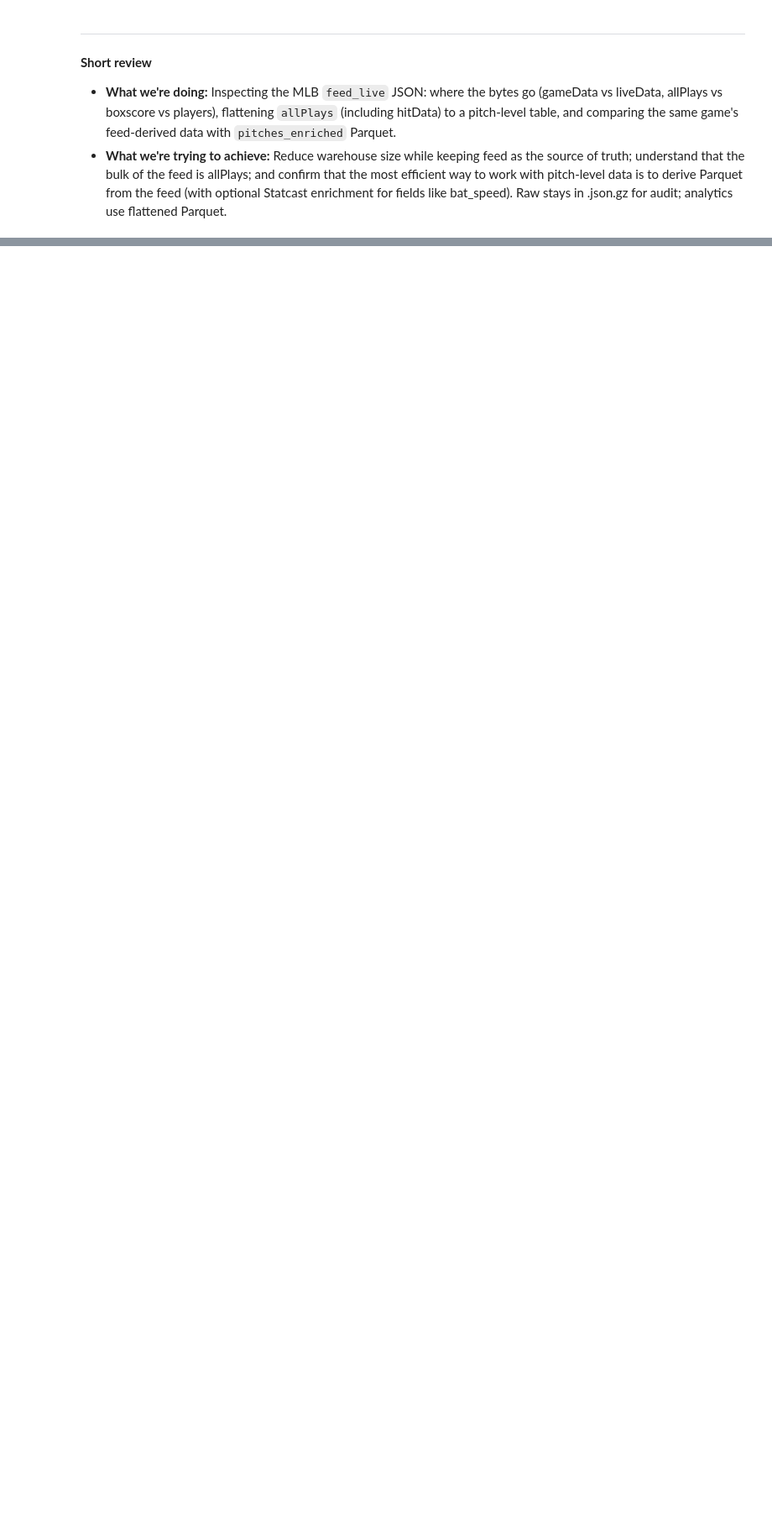
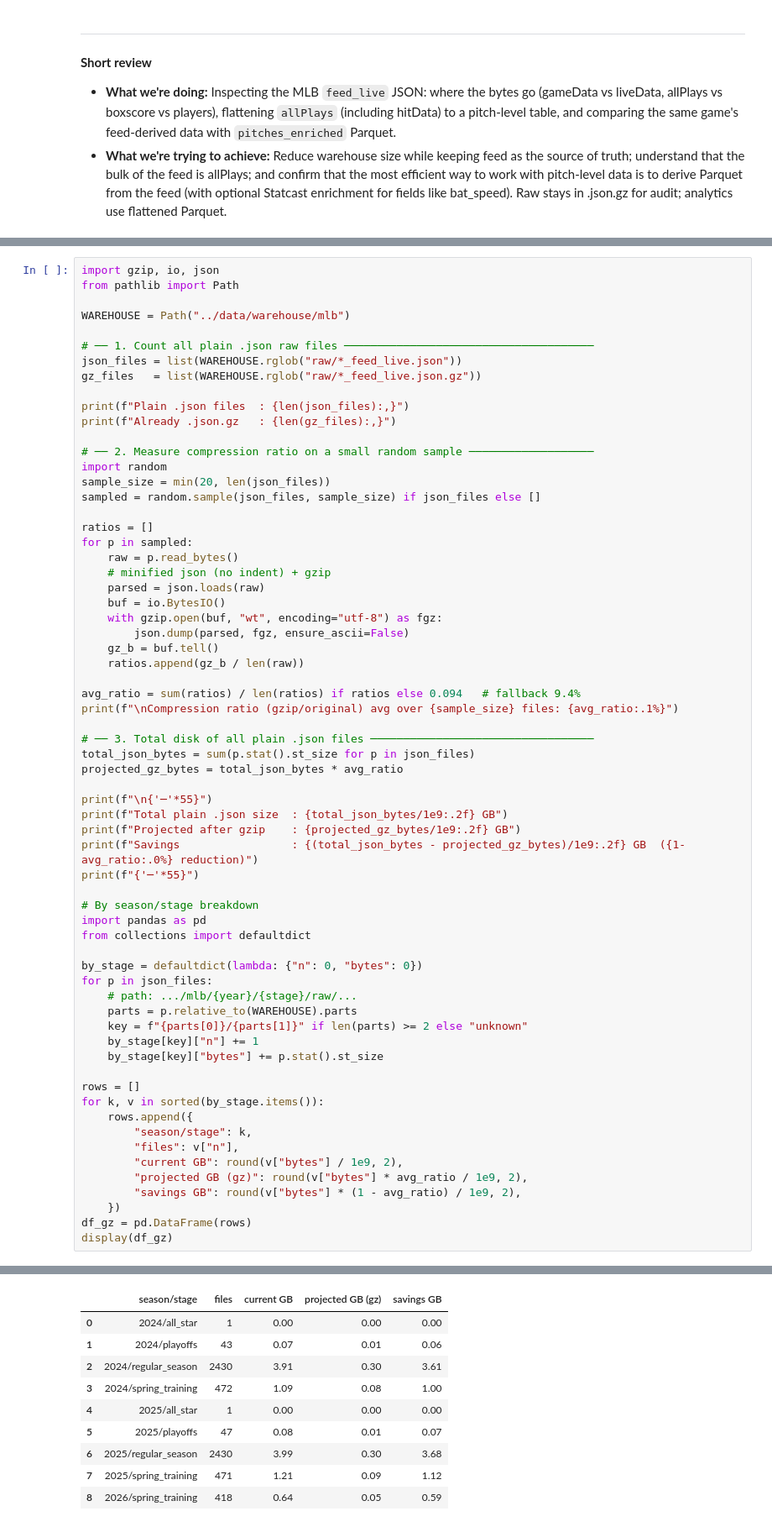
Before and after one commit to gilerojas/MLB, a Jupyter notebook: notebooks/inspect_feed_size_and_efficiency.ipynb, the cells around one changed output, grey strips where cells are left out. Shown at 84% size. Cells and saved outputs as stored; diff of their text form; blank space fills up the shorter version.

```diff
--- a/notebooks/inspect_feed_size_and_efficiency.ipynb
+++ b/notebooks/inspect_feed_size_and_efficiency.ipynb
@@ -453,0 +630,66 @@ by_pitcher
+# %%
+import gzip, io, json
+from pathlib import Path
+
+WAREHOUSE = Path("../data/warehouse/mlb")
+
+# ── 1. Count all plain .json raw files ──────────────────────────────────────
+json_files = list(WAREHOUSE.rglob("raw/*_feed_live.json"))
+gz_files   = list(WAREHOUSE.rglob("raw/*_feed_live.json.gz"))
+
+print(f"Plain .json files  : {len(json_files):,}")
+print(f"Already .json.gz   : {len(gz_files):,}")
+
+# ── 2. Measure compression ratio on a small random sample ───────────────────
+import random
+sample_size = min(20, len(json_files))
+sampled = random.sample(json_files, sample_size) if json_files else []
+
+ratios = []
+for p in sampled:
+    raw = p.read_bytes()
+    # minified json (no indent) + gzip
+    parsed = json.loads(raw)
+    buf = io.BytesIO()
+    with gzip.open(buf, "wt", encoding="utf-8") as fgz:
+        json.dump(parsed, fgz, ensure_ascii=False)
+    gz_b = buf.tell()
+    ratios.append(gz_b / len(raw))
+
+avg_ratio = sum(ratios) / len(ratios) if ratios else 0.094   # fallback 9.4%
+print(f"\nCompression ratio (gzip/original) avg over {sample_size} files: {avg_ratio:.1%}")
+
+# ── 3. Total disk of all plain .json files ──────────────────────────────────
+total_json_bytes = sum(p.stat().st_size for p in json_files)
+projected_gz_bytes = total_json_bytes * avg_ratio
+
+print(f"\n{'─'*55}")
+print(f"Total plain .json size  : {total_json_bytes/1e9:.2f} GB")
+print(f"Projected after gzip    : {projected_gz_bytes/1e9:.2f} GB")
+print(f"Savings                 : {(total_json_bytes - projected_gz_bytes)/1e9:.2f} GB  ({1-avg_ratio:.0%} reduction)")
+print(f"{'─'*55}")
+
+# By season/stage breakdown
+import pandas as pd
+from collections import defaultdict
+
+by_stage = defaultdict(lambda: {"n": 0, "bytes": 0})
+for p in json_files:
+    # path: .../mlb/{year}/{stage}/raw/...
+    parts = p.relative_to(WAREHOUSE).parts
+    key = f"{parts[0]}/{parts[1]}" if len(parts) >= 2 else "unknown"
+    by_stage[key]["n"] += 1
+    by_stage[key]["bytes"] += p.stat().st_size
+
+rows = []
+for k, v in sorted(by_stage.items()):
+    rows.append({
+        "season/stage": k,
+        "files": v["n"],
+        "current GB": round(v["bytes"] / 1e9, 2),
+        "projected GB (gz)": round(v["bytes"] * avg_ratio / 1e9, 2),
+        "savings GB": round(v["bytes"] * (1 - avg_ratio) / 1e9, 2),
+    })
+df_gz = pd.DataFrame(rows)
+display(df_gz)
+# %% [output]
@@ -453,0 +706,10 @@ by_pitcher
+|  | season/stage | files | current GB | projected GB (gz) | savings GB |
+| 0 | 2024/all_star | 1 | 0.00 | 0.00 | 0.00 |
+| 1 | 2024/playoffs | 43 | 0.07 | 0.01 | 0.06 |
+| 2 | 2024/regular_season | 2430 | 3.91 | 0.30 | 3.61 |
+| 3 | 2024/spring_training | 472 | 1.09 | 0.08 | 1.00 |
+| 4 | 2025/all_star | 1 | 0.00 | 0.00 | 0.00 |
+| 5 | 2025/playoffs | 47 | 0.08 | 0.01 | 0.07 |
+| 6 | 2025/regular_season | 2430 | 3.99 | 0.30 | 3.68 |
+| 7 | 2025/spring_training | 471 | 1.21 | 0.09 | 1.12 |
+| 8 | 2026/spring_training | 418 | 0.64 | 0.05 | 0.59 |
```
Also changed, not shown: parts of 12 cells of this notebook, 46 other files.
